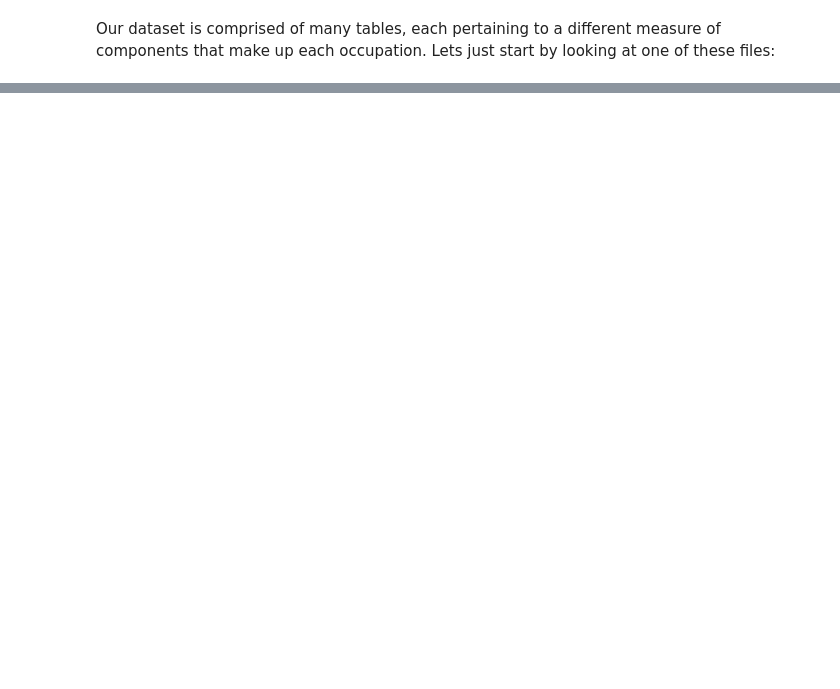
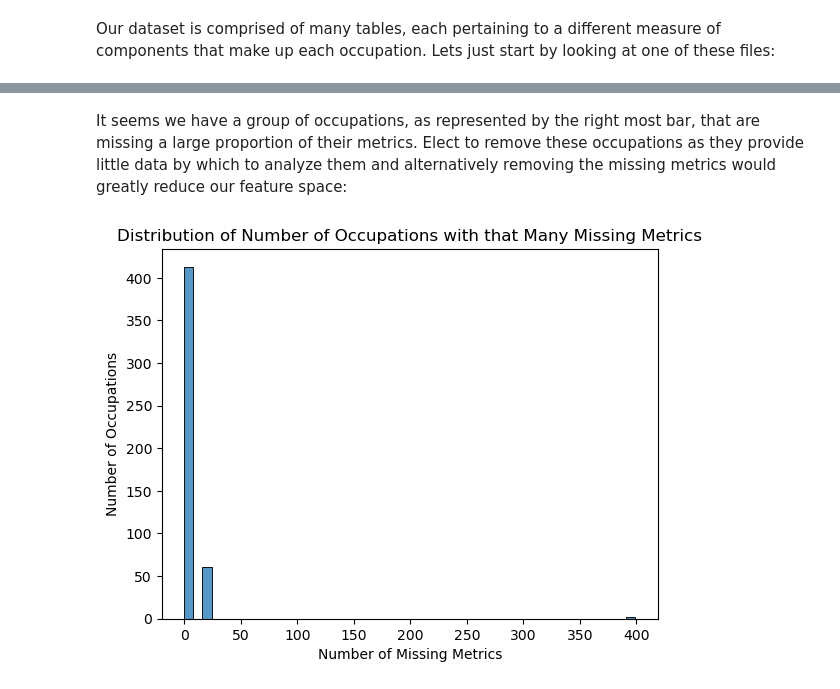
Before and after one commit to jasondetaylor/Occupational_Map_WIP, a Jupyter notebook: Occupational Map.ipynb, the cells around one changed output, grey strips where cells are left out. Saved outputs shown, nothing was run; the diff lists cells and outputs as text; code cells hidden in the pictures; blank space fills up the shorter version.

Commit message:
cleaned dataframe

```diff
--- a/Occupational Map.ipynb
+++ b/Occupational Map.ipynb
@@ -12,0 +17,15 @@ import pandas as pd
+# %%
+def missing_values_hist_plot(df, bins, axis):
+    sns.histplot(df.isna().sum(axis = axis), bins = bins)
+    if axis == 0:
+        plt.title('Distribution of Number of Occupations with that Many Missing Metrics')
+        plt.xlabel('Number of Missing Metrics')
+        plt.ylabel('Number of Occupations')
+    elif axis == 1:
+        plt.title('Distribution of Number of Metrics Missing from that many occupations')
+        plt.xlabel('Number of Occupations')
+        plt.ylabel('Number of Missing Metrics')
+    plt.show()
+# %%
+def drop_missing_values(df, axis, min_missing_values):
+    return df.dropna(axis = axis, thresh = df_pivoted.shape[1 if axis == 0 else 0] - min_missing_values)
@@ -99,0 +143,9 @@ df_pivoted.head()
+# %% [markdown]
+It seems we have a group of occupations, as represented by the right most bar, that are missing a large proportion of their metrics. Elect to remove these occupations as they provide little data by which to analyze them and alternatively removing the missing metrics would greatly reduce our feature space:
+# %%
+df_cleaned1 = drop_missing_values(df = df_pivoted, axis = 0, min_missing_values = 200)
+
+# replot dist
+missing_values_hist_plot(df = df_cleaned1, bins = 50, axis = 0)
+# %% [output]
+[figure, added]
```
Also changed, not shown: parts of 33 cells of this notebook.
